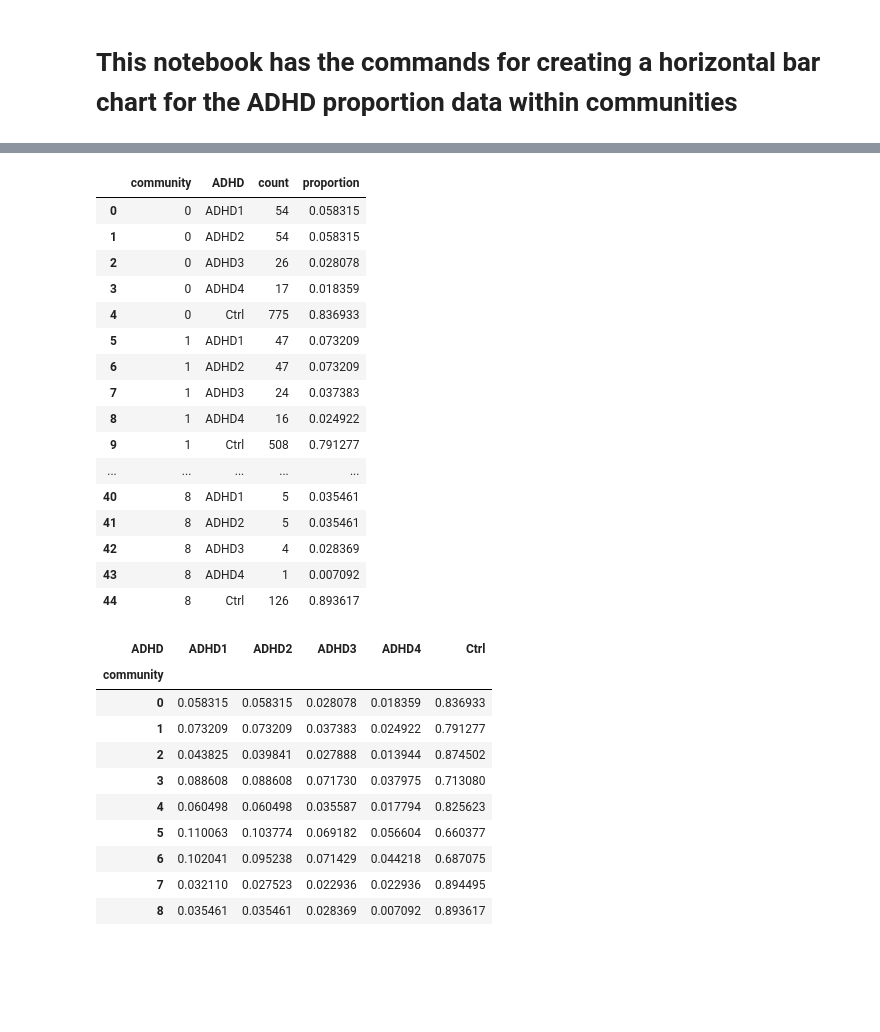
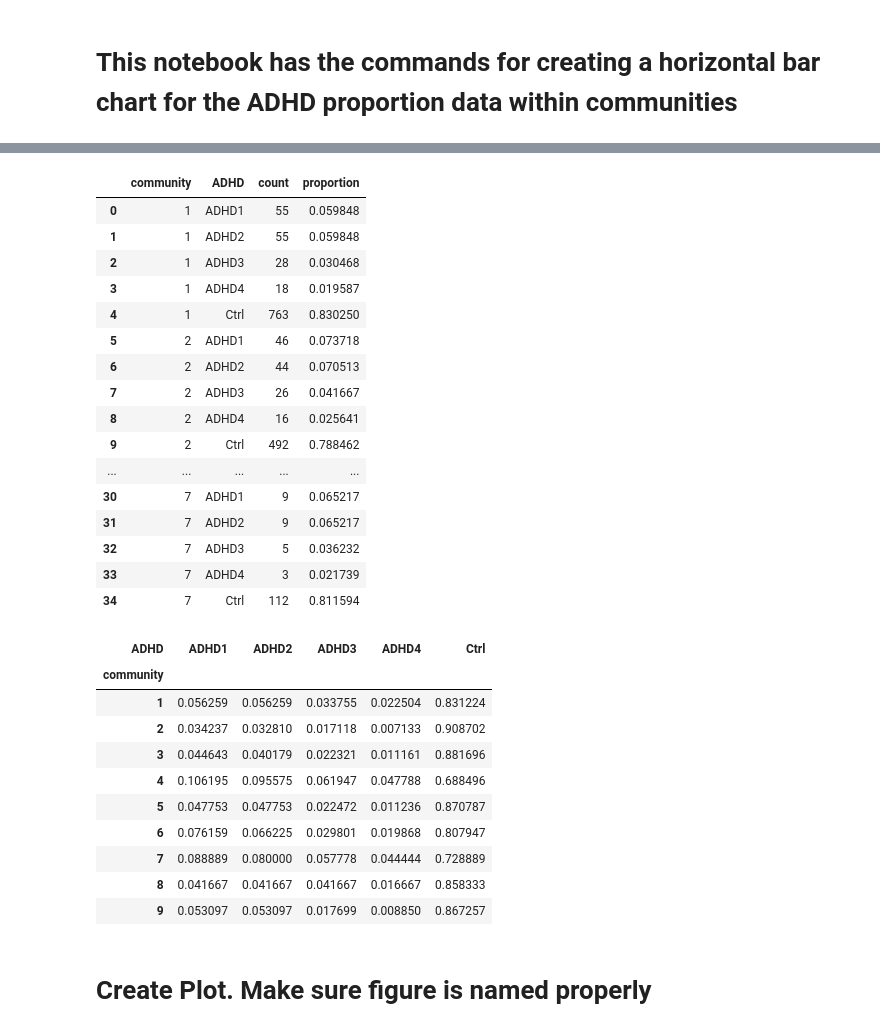
Before and after one commit to lundq163/FRF_results_viz, a Jupyter notebook: refactor/ADHD_horiz_label_fig.ipynb, the cells around one changed output, grey strips where cells are left out. Drawn from its saved outputs; the diff is of its cells as text; code cells hidden in the pictures; blank space fills up the shorter version.

```diff
--- a/refactor/ADHD_horiz_label_fig.ipynb
+++ b/refactor/ADHD_horiz_label_fig.ipynb
@@ -5,10 +5,14 @@ import pandas as pd
 import seaborn as sns
 import matplotlib.pyplot as plt
 # %%
-filtered_data_arms1 = pd.read_csv("/home/faird/lundq163/projects/FRF_results_viz/GBM_work/fluid_ADHDscores_ARMS2_arms1xgb_merged.csv")
-filtered_data_arms2= pd.read_csv("/home/faird/lundq163/projects/FRF_results_viz/GBM_work/fluid_ADHDscores_ARMS1_arms2xgb_merged.csv")
+#filtered_data_arms1 = pd.read_csv("/home/faird/lundq163/projects/FRF_results_viz/GBM_work/fluid_ADHDscores_ARMS2_arms1xgb_merged.csv")
+#filtered_data_arms2 = pd.read_csv("/home/faird/lundq163/projects/FRF_results_viz/GBM_work/fluid_ADHDscores_ARMS1_arms2xgb_merged.csv")
 #filtered_data_arms1 = pd.read_csv("/home/faird/lundq163/projects/FRF_results_viz/GBM_work/list_ADHDscores_ARMS2_arms1xgb_merged.csv")
 #filtered_data_arms2= pd.read_csv("/home/faird/lundq163/projects/FRF_results_viz/GBM_work/list_ADHDscores_ARMS1_arms2xgb_merged.csv")
+data_arms1 = pd.read_csv("/home/feczk001/shared/projects/FEZ_USERS/feczk001/UPPS_ABCD_FRF/code/jacob/ADHDscores_list_ARMS1_merged.csv")
+data_arms2 = pd.read_csv("/home/feczk001/shared/projects/FEZ_USERS/feczk001/UPPS_ABCD_FRF/code/jacob/ADHDscores_list_ARMS2_merged.csv")
+#data_arms1 = pd.read_csv("/home/feczk001/shared/projects/FEZ_USERS/feczk001/UPPS_ABCD_FRF/code/jacob/ADHDscores_fluid_ARMS1_merged.csv")
+#data_arms2 = pd.read_csv("/home/feczk001/shared/projects/FEZ_USERS/feczk001/UPPS_ABCD_FRF/code/jacob/ADHDscores_fluid_ARMS2_merged.csv")
 #data_arms2 = pd.read_csv("/home/feczk001/shared/projects/FEZ_USERS/feczk001/UPPS_ABCD_FRF/code/jacob/ADHDscores_list_ARMS2_merged.csv")
 filtered_data_arms2
 # %% [output]
@@ -28,16 +32,14 @@ filtered_data_arms2
 # %%
 #currently keeping all communities, regardless of size, because we are trying to evaluate across the arms with the overfit xgb model
 
-#communities_more_than_100_arms1 = data_arms1['community'].value_counts()[data_arms1['community'].value_counts() > 100].index
-#communities_more_than_100_arms2 = data_arms2['community'].value_counts()[data_arms2['community'].value_counts() > 100].index
-
-#filtered_data_arms1 = data_arms1[data_arms1['community'].isin(communities_more_than_100_arms1)]
-#filtered_data_arms2 = data_arms2[data_arms2['community'].isin(communities_more_than_100_arms2)]
+communities_more_than_100_arms1 = data_arms1['community'].value_counts()[data_arms1['community'].value_counts() > 100].index
+communities_more_than_100_arms2 = data_arms2['community'].value_counts()[data_arms2['community'].value_counts() > 100].index
+filtered_data_arms1 = data_arms1[data_arms1['community'].isin(communities_more_than_100_arms1)]
+filtered_data_arms2 = data_arms2[data_arms2['community'].isin(communities_more_than_100_arms2)]
 # %%
-#cast community as a category
-
-filtered_data_arms1['community'] = filtered_data_arms1['community'].astype('category')
-filtered_data_arms2['community'] = filtered_data_arms2['community'].astype('category')
+#convert community to a categorical variable to ensure proper ordering on the x-axis
+filtered_data_arms1.loc[:, 'community'] = pd.Categorical(filtered_data_arms1['community'])
+filtered_data_arms2.loc[:, 'community'] = pd.Categorical(filtered_data_arms2['community'])
 # %%
 #function to determine the grouping of all possible adhd label combinations/conditions
 
@@ -219,26 +221,27 @@ agg_data_arms2_test
 # %%
 #calculate the relevant proportions and add it as a new column
 
 agg_data_arms1_test['proportion'] = agg_data_arms1_test.groupby('community', observed=False)['count'].transform(lambda x: x / x.sum())
-agg_data_arms1_test
+agg_data_arms2_test['proportion'] = agg_data_arms2_test.groupby('community', observed=False)['count'].transform(lambda x: x / x.sum())
+agg_data_arms2_test
 # %% [output]
 |  | community | ADHD | count | proportion |
-| 0 | 0 | ADHD1 | 54 | 0.058315 |
-| 1 | 0 | ADHD2 | 54 | 0.058315 |
-| 2 | 0 | ADHD3 | 26 | 0.028078 |
-| 3 | 0 | ADHD4 | 17 | 0.018359 |
-| 4 | 0 | Ctrl | 775 | 0.836933 |
-| 5 | 1 | ADHD1 | 47 | 0.073209 |
-| 6 | 1 | ADHD2 | 47 | 0.073209 |
-| 7 | 1 | ADHD3 | 24 | 0.037383 |
-| 8 | 1 | ADHD4 | 16 | 0.024922 |
-| 9 | 1 | Ctrl | 508 | 0.791277 |
+| 0 | 1 | ADHD1 | 55 | 0.059848 |
+| 1 | 1 | ADHD2 | 55 | 0.059848 |
+| 2 | 1 | ADHD3 | 28 | 0.030468 |
+| 3 | 1 | ADHD4 | 18 | 0.019587 |
+| 4 | 1 | Ctrl | 763 | 0.830250 |
+| 5 | 2 | ADHD1 | 46 | 0.073718 |
+| 6 | 2 | ADHD2 | 44 | 0.070513 |
+| 7 | 2 | ADHD3 | 26 | 0.041667 |
+| 8 | 2 | ADHD4 | 16 | 0.025641 |
+| 9 | 2 | Ctrl | 492 | 0.788462 |
 | ... | ... | ... | ... | ... |
-| 40 | 8 | ADHD1 | 5 | 0.035461 |
-| 41 | 8 | ADHD2 | 5 | 0.035461 |
-| 42 | 8 | ADHD3 | 4 | 0.028369 |
-| 43 | 8 | ADHD4 | 1 | 0.007092 |
-| 44 | 8 | Ctrl | 126 | 0.893617 |
+| 30 | 7 | ADHD1 | 9 | 0.065217 |
+| 31 | 7 | ADHD2 | 9 | 0.065217 |
+| 32 | 7 | ADHD3 | 5 | 0.036232 |
+| 33 | 7 | ADHD4 | 3 | 0.021739 |
+| 34 | 7 | Ctrl | 112 | 0.811594 |
 # %%
 #pivot the data to prepare it for visualization
 
@@ -248,15 +251,17 @@ df_pivot
 # %% [output]
 | ADHD | ADHD1 | ADHD2 | ADHD3 | ADHD4 | Ctrl |
 | community |  |  |  |  |  |
-| 0 | 0.058315 | 0.058315 | 0.028078 | 0.018359 | 0.836933 |
-| 1 | 0.073209 | 0.073209 | 0.037383 | 0.024922 | 0.791277 |
-| 2 | 0.043825 | 0.039841 | 0.027888 | 0.013944 | 0.874502 |
-| 3 | 0.088608 | 0.088608 | 0.071730 | 0.037975 | 0.713080 |
-| 4 | 0.060498 | 0.060498 | 0.035587 | 0.017794 | 0.825623 |
-| 5 | 0.110063 | 0.103774 | 0.069182 | 0.056604 | 0.660377 |
-| 6 | 0.102041 | 0.095238 | 0.071429 | 0.044218 | 0.687075 |
-| 7 | 0.032110 | 0.027523 | 0.022936 | 0.022936 | 0.894495 |
-| 8 | 0.035461 | 0.035461 | 0.028369 | 0.007092 | 0.893617 |
+| 1 | 0.056259 | 0.056259 | 0.033755 | 0.022504 | 0.831224 |
+| 2 | 0.034237 | 0.032810 | 0.017118 | 0.007133 | 0.908702 |
+| 3 | 0.044643 | 0.040179 | 0.022321 | 0.011161 | 0.881696 |
+| 4 | 0.106195 | 0.095575 | 0.061947 | 0.047788 | 0.688496 |
+| 5 | 0.047753 | 0.047753 | 0.022472 | 0.011236 | 0.870787 |
+| 6 | 0.076159 | 0.066225 | 0.029801 | 0.019868 | 0.807947 |
+| 7 | 0.088889 | 0.080000 | 0.057778 | 0.044444 | 0.728889 |
+| 8 | 0.041667 | 0.041667 | 0.041667 | 0.016667 | 0.858333 |
+| 9 | 0.053097 | 0.053097 | 0.017699 | 0.008850 | 0.867257 |
+# %% [markdown]
+# Create Plot. Make sure figure is named properly
 # %%
 #plot the horizontal bar chart of the adhd label proportion data
 
```
Also changed, not shown: parts of 7 cells of this notebook, 42 other files.
